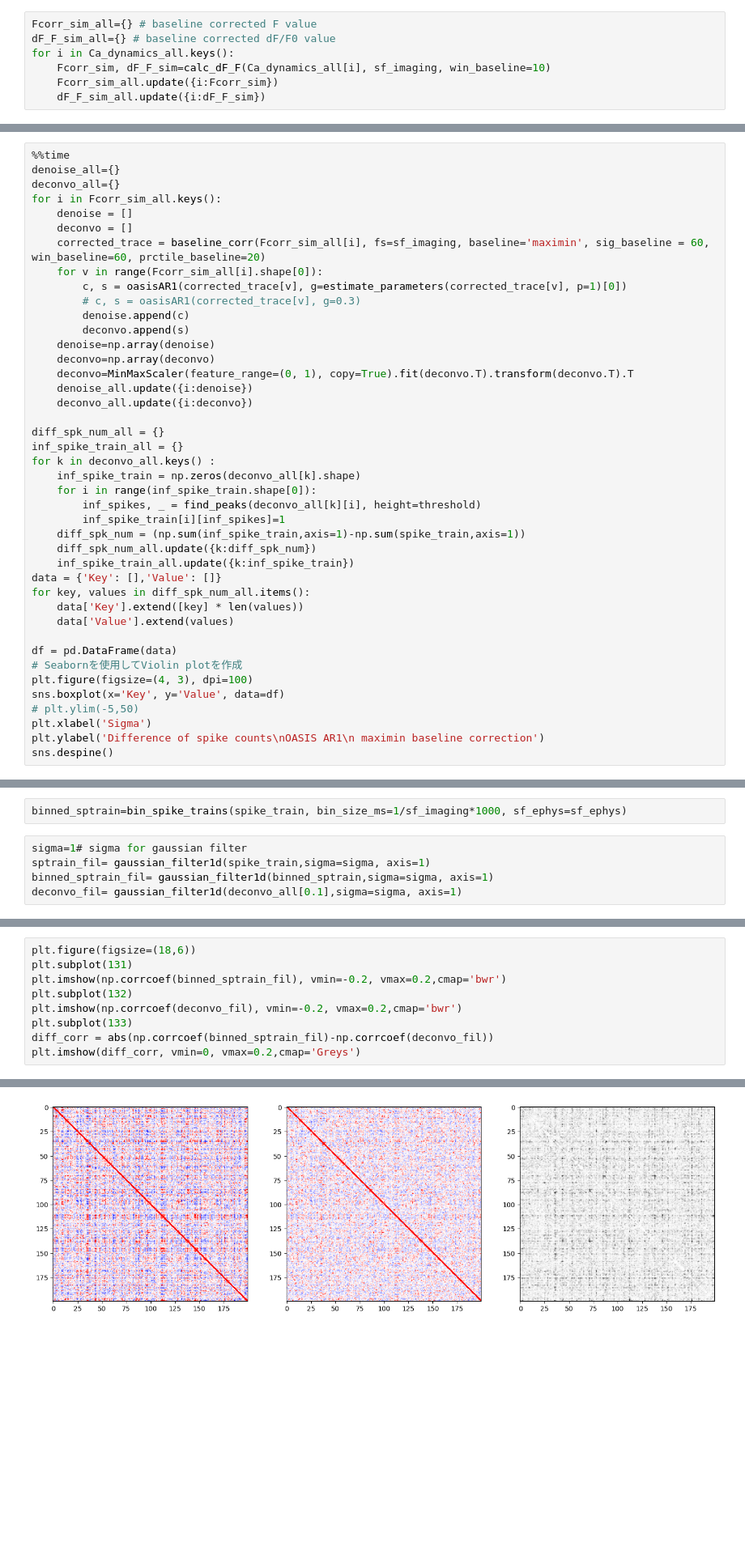
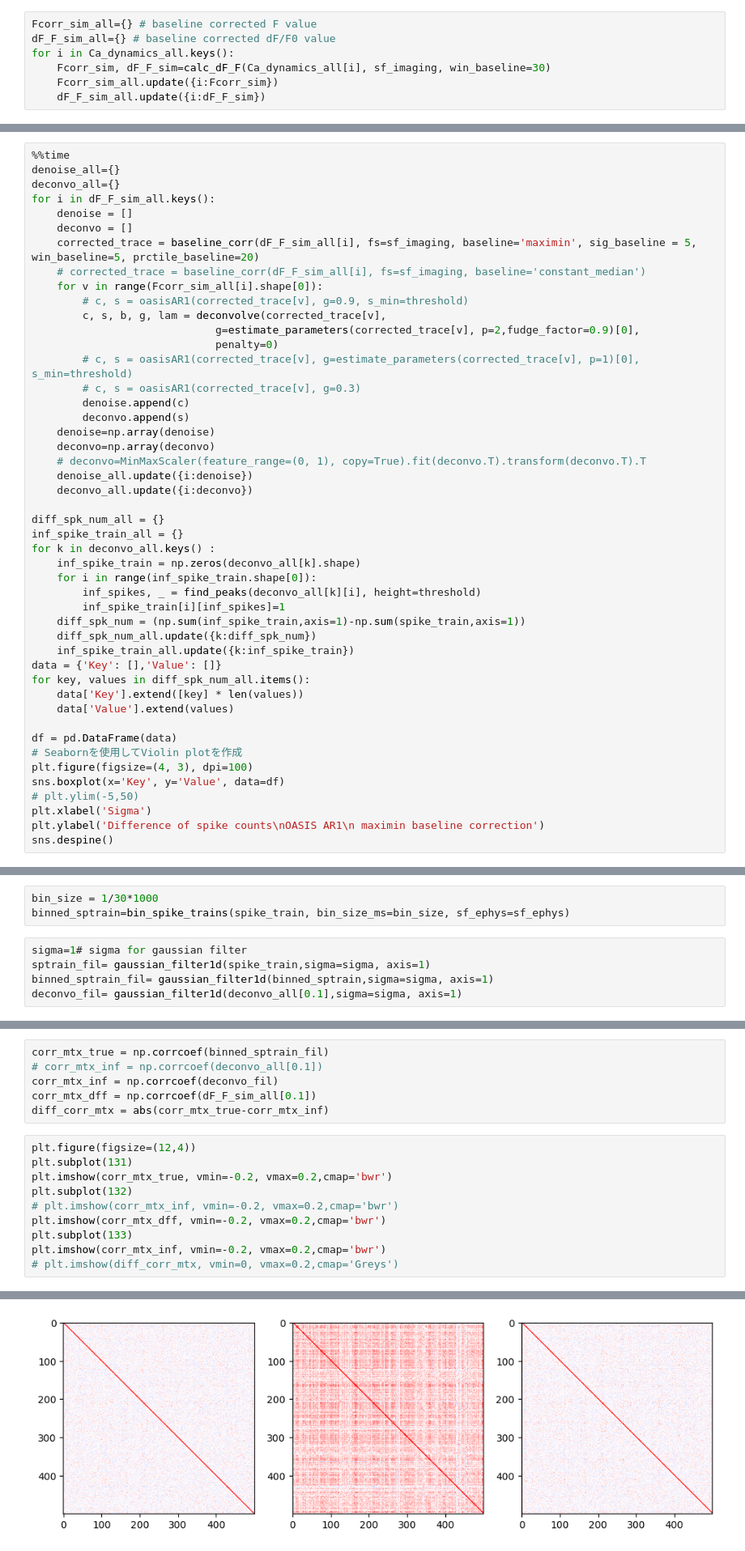
Before and after one commit to yoshihito-saito/Spike_deconvolution_simulation, a Jupyter notebook: Simulate_Deconvolution_gp.ipynb, the cells around one changed output, grey strips where cells are left out. Shown at 81% size. Saved outputs shown, nothing was run; the diff lists cells and outputs as text; blank space fills up the shorter version.

```diff
--- a/Simulate_Deconvolution_gp.ipynb
+++ b/Simulate_Deconvolution_gp.ipynb
@@ -270,7 +259,7 @@ for v in sigmas:
 Fcorr_sim_all={} # baseline corrected F value
 dF_F_sim_all={} # baseline corrected dF/F0 value
 for i in Ca_dynamics_all.keys():
-    Fcorr_sim, dF_F_sim=calc_dF_F(Ca_dynamics_all[i], sf_imaging, win_baseline=10)
+    Fcorr_sim, dF_F_sim=calc_dF_F(Ca_dynamics_all[i], sf_imaging, win_baseline=30)
     Fcorr_sim_all.update({i:Fcorr_sim})
     dF_F_sim_all.update({i:dF_F_sim})
 # %%
@@ -371,18 +369,23 @@ for k in dF_F_sim_all.keys():
 %%time
 denoise_all={}
 deconvo_all={}
-for i in Fcorr_sim_all.keys():
+for i in dF_F_sim_all.keys():
     denoise = []
     deconvo = []
-    corrected_trace = baseline_corr(Fcorr_sim_all[i], fs=sf_imaging, baseline='maximin', sig_baseline = 60, win_baseline=60, prctile_baseline=20)
+    corrected_trace = baseline_corr(dF_F_sim_all[i], fs=sf_imaging, baseline='maximin', sig_baseline = 5, win_baseline=5, prctile_baseline=20)
+    # corrected_trace = baseline_corr(dF_F_sim_all[i], fs=sf_imaging, baseline='constant_median')
     for v in range(Fcorr_sim_all[i].shape[0]):
-        c, s = oasisAR1(corrected_trace[v], g=estimate_parameters(corrected_trace[v], p=1)[0])
+        # c, s = oasisAR1(corrected_trace[v], g=0.9, s_min=threshold)
+        c, s, b, g, lam = deconvolve(corrected_trace[v],
+                             g=estimate_parameters(corrected_trace[v], p=2,fudge_factor=0.9)[0],
+                             penalty=0)
+        # c, s = oasisAR1(corrected_trace[v], g=estimate_parameters(corrected_trace[v], p=1)[0], s_min=threshold)
         # c, s = oasisAR1(corrected_trace[v], g=0.3)
         denoise.append(c)
         deconvo.append(s)
     denoise=np.array(denoise)
     deconvo=np.array(deconvo)
-    deconvo=MinMaxScaler(feature_range=(0, 1), copy=True).fit(deconvo.T).transform(deconvo.T).T
+    # deconvo=MinMaxScaler(feature_range=(0, 1), copy=True).fit(deconvo.T).transform(deconvo.T).T
     denoise_all.update({i:denoise})
     deconvo_all.update({i:deconvo})
 
@@ -440,7 +443,8 @@ def bin_spike_trains(spike_train, bin_size_ms, sf_ephys):
 
     return binned_sptrain.astype('float')
 # %%
-binned_sptrain=bin_spike_trains(spike_train, bin_size_ms=1/sf_imaging*1000, sf_ephys=sf_ephys)
+bin_size = 1/30*1000
+binned_sptrain=bin_spike_trains(spike_train, bin_size_ms=bin_size, sf_ephys=sf_ephys)
 # %%
 sigma=1# sigma for gaussian filter
 sptrain_fil= gaussian_filter1d(spike_train,sigma=sigma, axis=1)
@@ -461,12 +468,19 @@ plt.imshow(stats.zscore(deconvo_fil,axis=1), aspect='auto', vmin=0, vmax=2)
+# %%
+corr_mtx_true = np.corrcoef(binned_sptrain_fil)
+# corr_mtx_inf = np.corrcoef(deconvo_all[0.1])
+corr_mtx_inf = np.corrcoef(deconvo_fil)
+corr_mtx_dff = np.corrcoef(dF_F_sim_all[0.1])
+diff_corr_mtx = abs(corr_mtx_true-corr_mtx_inf)
 # %%
-plt.figure(figsize=(18,6))
+plt.figure(figsize=(12,4))
 plt.subplot(131)
-plt.imshow(np.corrcoef(binned_sptrain_fil), vmin=-0.2, vmax=0.2,cmap='bwr')
+plt.imshow(corr_mtx_true, vmin=-0.2, vmax=0.2,cmap='bwr')
 plt.subplot(132)
-plt.imshow(np.corrcoef(deconvo_fil), vmin=-0.2, vmax=0.2,cmap='bwr')
+# plt.imshow(corr_mtx_inf, vmin=-0.2, vmax=0.2,cmap='bwr')
+plt.imshow(corr_mtx_dff, vmin=-0.2, vmax=0.2,cmap='bwr')
 plt.subplot(133)
-diff_corr = abs(np.corrcoef(binned_sptrain_fil)-np.corrcoef(deconvo_fil))
-plt.imshow(diff_corr, vmin=0, vmax=0.2,cmap='Greys')
+plt.imshow(corr_mtx_inf, vmin=-0.2, vmax=0.2,cmap='bwr')
+# plt.imshow(diff_corr_mtx, vmin=0, vmax=0.2,cmap='Greys')
 # %% [output]
 <matplotlib.image.AxesImage at 0x...>
-[figure, old version]
+[figure, new version]
```
Also changed, not shown: parts of 33 cells of this notebook.
